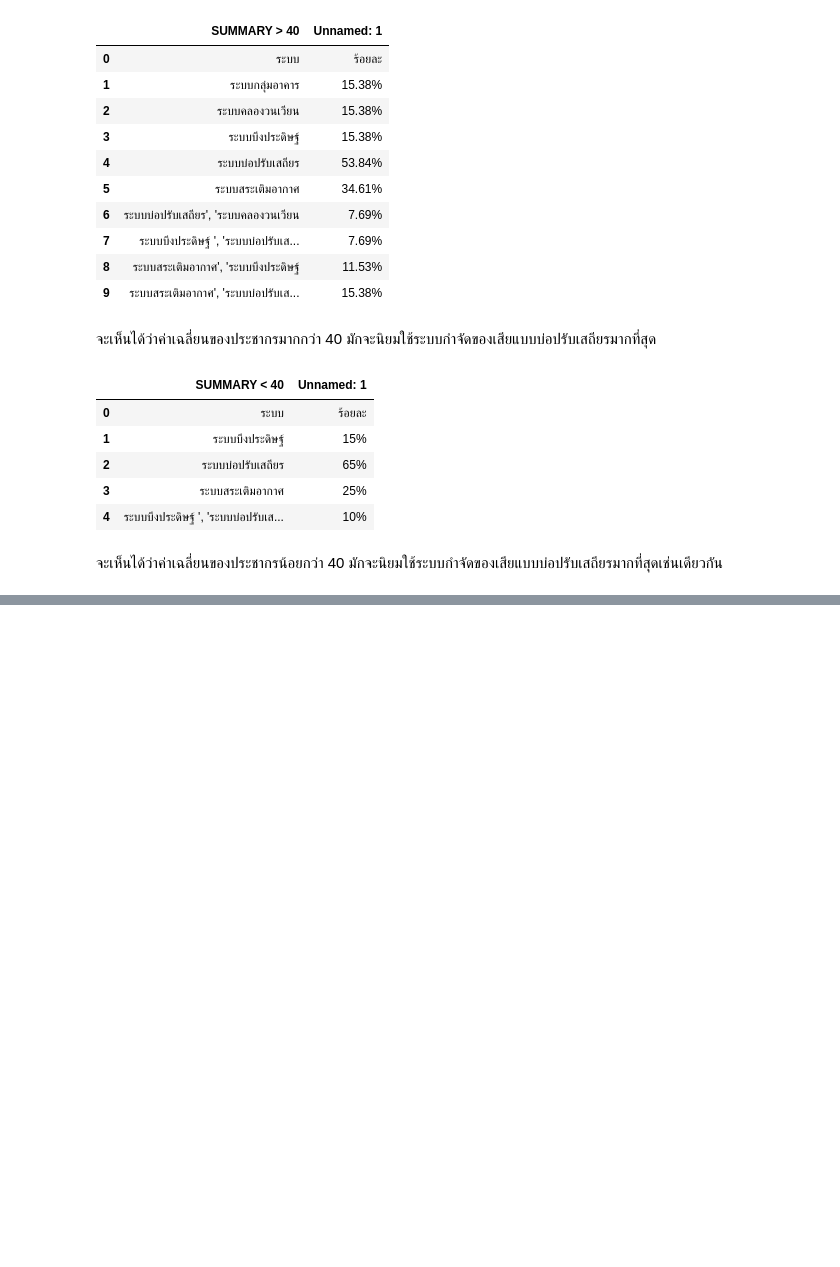
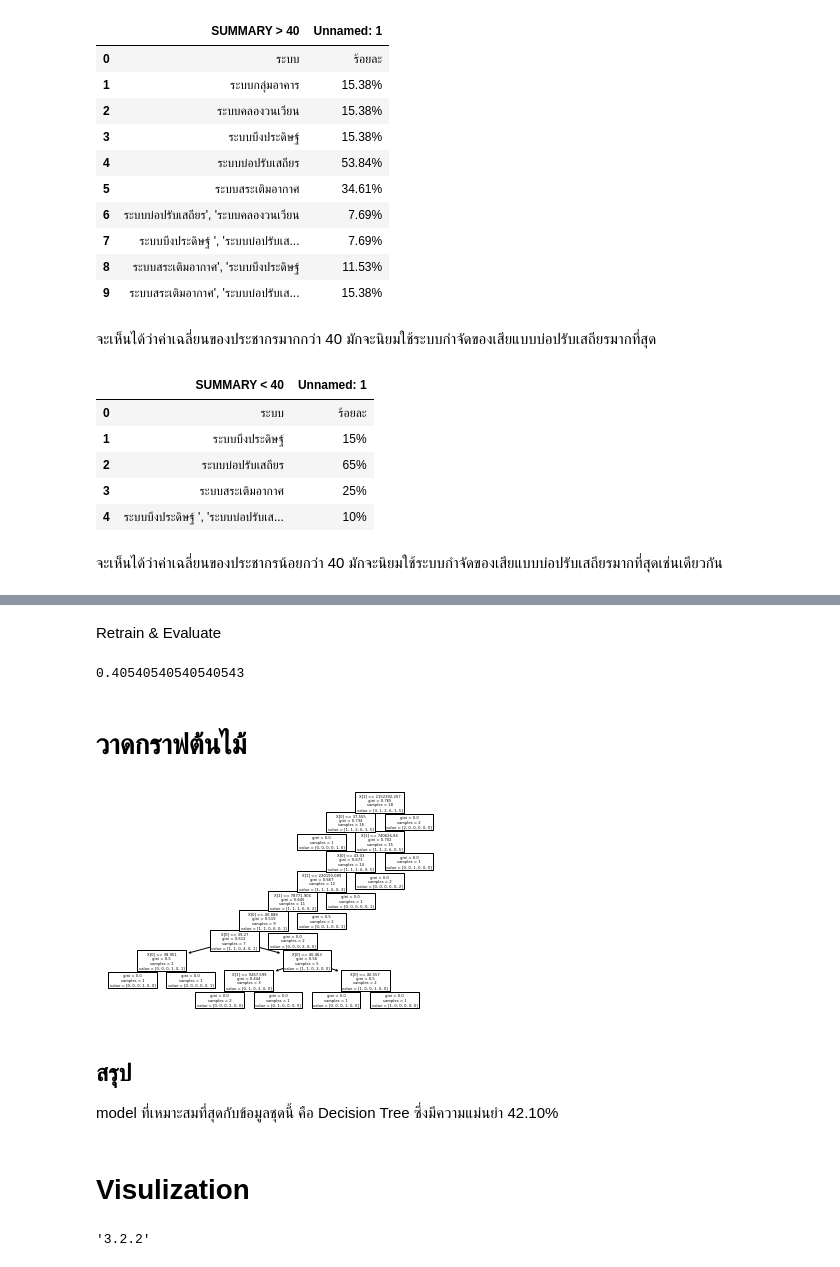
Before and after one commit to moneypitak/DWDM21, a Jupyter notebook: Project_Group.ipynb, the cells around one changed output, grey strips where cells are left out. Saved outputs shown, nothing was run; the diff lists cells and outputs as text; code cells hidden in the pictures; blank space fills up the shorter version.

```diff
--- a/Project_Group.ipynb
+++ b/Project_Group.ipynb
@@ -522,0 +577,3 @@ summary_2
+# %%
+X = data_1[['ผลเฉลี่ย','รวมเฉลี่ย']] #กำหนดค่าของ X และ y เพื่อทำ decision tree ดูค่าความสัมพันธ์
+y = data_1['ประเภทของระบบ']
@@ -522,0 +598,6 @@ summary_2
+# %%
+# train-test
+X_train, X_test, y_train, y_test = train_test_split(X, y, test_size=0.5, random_state=8)
+# %%
+# train-validation
+X_train2, X_val, y_train2, y_val = train_test_split(X_train, y_train, test_size=0.5, random_state=8)
@@ -522,0 +621,9 @@ summary_2
+# %%
+#define
+mytree = DecisionTreeClassifier(splitter='random',random_state=13)
+#train
+mytree.fit(X_train2,y_train2)
+#test
+mytree_result2 = mytree.predict(X_val)
+#accuracy_score
+accuracy_score(y_val, mytree_result2)
@@ -522,0 +856,2 @@ summary_2
+# %% [markdown]
+Retrain & Evaluate
@@ -522,0 +865,8 @@ summary_2
+# %%
+#Evaluate
+acc_NN = accuracy_score(y_test, perceptron3_final_result)
+acc_NN
+# %% [output]
+0.40540540540540543
+# %% [markdown]
+# วาดกราฟต้นไม้
@@ -522,0 +875,16 @@ summary_2
+# %%
+plot_tree(mytree);
+# %% [output]
+[figure, added]
+# %% [markdown]
+## สรุป
+
+model ที่เหมาะสมที่สุดกับข้อมูลชุดนี้ คือ Decision Tree ซึ่งมีความแม่นยำ 42.10%
+# %% [markdown]
+# Visulization
+# %%
+
+import matplotlib as matplotlib # ทำการเช็ค version ของตัว library ดู ซึ่งเข้าใจว่าต้องเป็น version 3.2 ขึ้นไปเท่านั้นถึงจะใช้ได้ ถ้า version ต่ำกว่านี้ก็อาจจะต้องทำการอัพเดต version ก่อน
+matplotlib.__version__
+# %% [output]
+'3.2.2'
```
Also changed, not shown: parts of 80 cells of this notebook.
